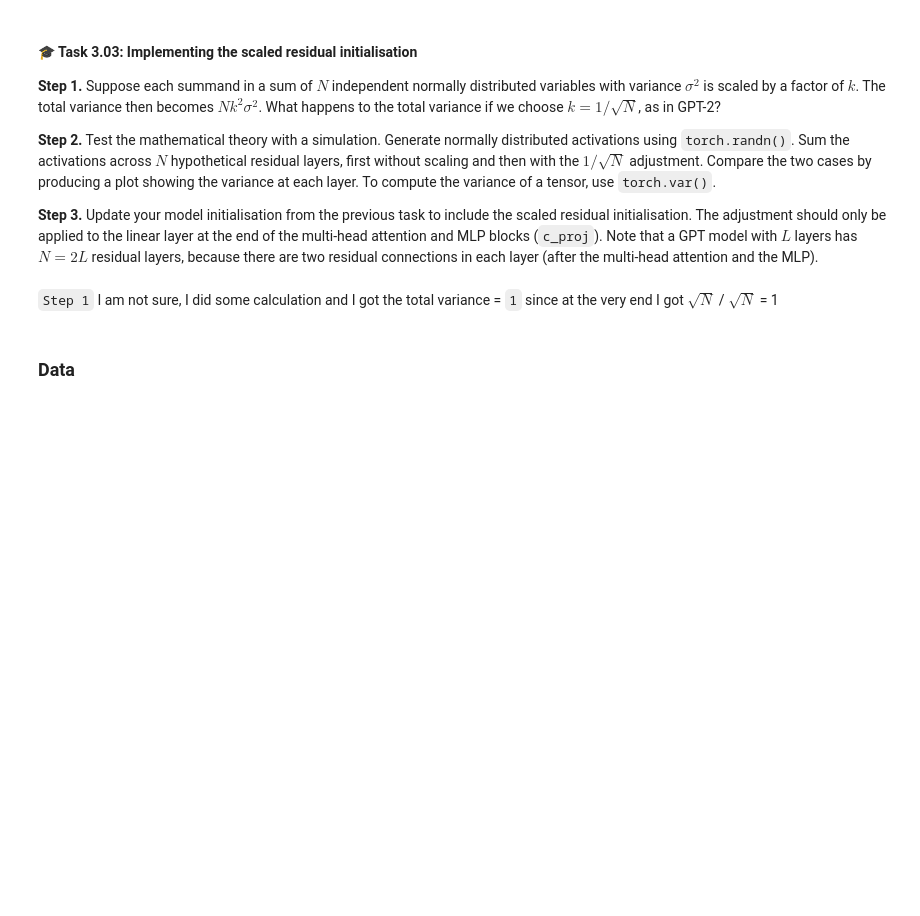
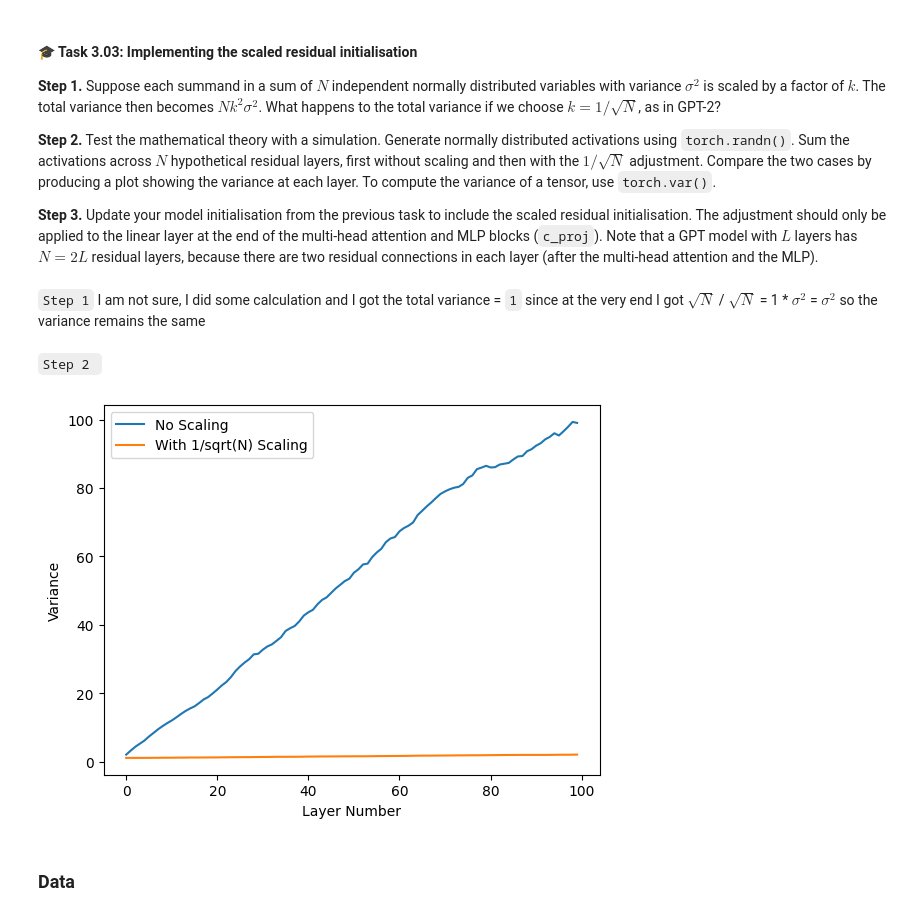
Before and after one commit to Ahmad-Abdou/ETE387-Labs, a Jupyter notebook: lab3/nlp-lab3.ipynb, the cells around one changed output. Cells and saved outputs as stored; diff of their text form; code cells hidden in the pictures; blank space fills up the shorter version.

```diff
--- a/lab3/nlp-lab3.ipynb
+++ b/lab3/nlp-lab3.ipynb
@@ -135,4 +135,4 @@ Why is this necessary? One of the challenges in training large language models i
 
 **Step&nbsp;3.** Update your model initialisation from the previous task to include the scaled residual initialisation. The adjustment should only be applied to the linear layer at the end of the multi-head attention and MLP blocks (`c_proj`). Note that a GPT model with $L$&nbsp;layers has $N = 2 L$ residual layers, because there are two residual connections in each layer (after the multi-head attention and the MLP).
 # %% [markdown]
-`Step 1` I am not sure, I did some calculation and I got the total variance = `1` since at the very end I got  $\sqrt{N}$ / $\sqrt{N}$ = 1
+`Step 1` I am not sure, I did some calculation and I got the total variance = `1` since at the very end I got  $\sqrt{N}$ / $\sqrt{N}$ = 1 * $σ^2$ = $σ^2$ so the variance remains the same
@@ -143,3 +139,36 @@ non_scaled = torch.randn(2,4)
+# %% [markdown]
+`Step 2 `
+# %%
+import torch
+import matplotlib.pyplot as plt
+
+N = 100
+dim = 1000
+var_no_scale = []
+var_with_scale = []
+
+#Case 1: Without Scaling
+x = torch.randn(dim)
+for _ in range(N):
+    x = x + torch.randn(dim)
+    var_no_scale.append(x.var().item())
+
+#Case 2: With 1/sqrt(N) Scaling
+x = torch.randn(dim)
+scale = 1 / (N ** 0.5)
+for _ in range(N):
+    x = x + (scale * torch.randn(dim))
+    var_with_scale.append(x.var().item())
+
+# 4. Plotting
+plt.plot(var_no_scale, label='No Scaling')
+plt.plot(var_with_scale, label='With 1/sqrt(N) Scaling')
+plt.xlabel('Layer Number')
+plt.ylabel('Variance')
+plt.legend()
+plt.show()
+# %% [output]
+[figure, added]
 # %% [markdown]
 ### Data
 # %% [markdown]
```
Also changed, not shown: parts of 6 cells of this notebook.
